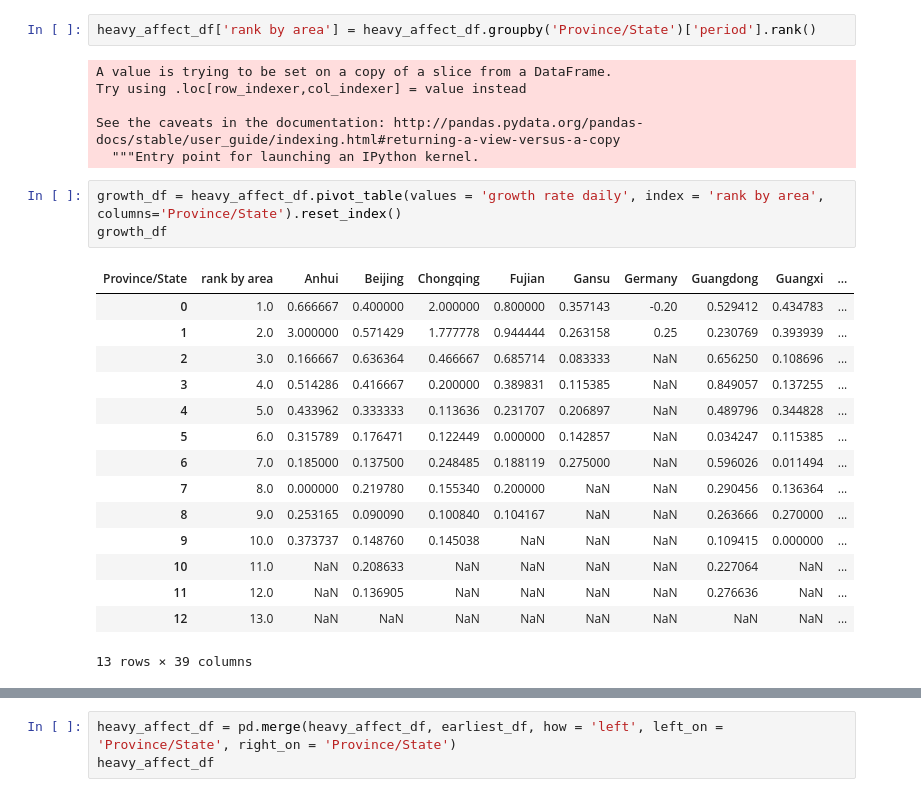
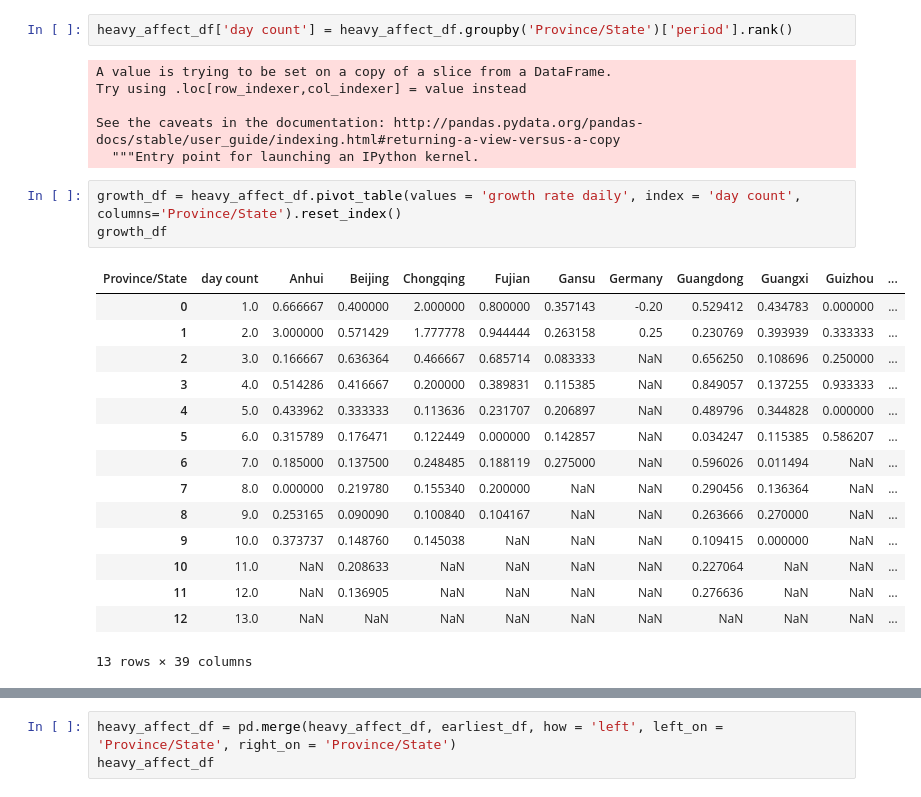
Before and after one commit to deeplaunch/Experiments, a Jupyter notebook: nCoV/Novel Coronavirus Spread.ipynb, the cells around one changed output, grey strips where cells are left out. Drawn from its saved outputs; the diff is of its cells as text.

```diff
--- a/nCoV/Novel Coronavirus Spread.ipynb
+++ b/nCoV/Novel Coronavirus Spread.ipynb
@@ -202,5 +168,5 @@ heavy_affect_df.describe()
 # %%
-heavy_affect_df['rank by area'] = heavy_affect_df.groupby('Province/State')['period'].rank()
+heavy_affect_df['day count'] = heavy_affect_df.groupby('Province/State')['period'].rank()
 # %% [output]
 A value is trying to be set on a copy of a slice from a DataFrame.
 Try using .loc[row_indexer,col_indexer] = value instead
@@ -208,21 +174,21 @@ Try using .loc[row_indexer,col_indexer] = value instead
 See the caveats in the documentation: http://pandas.pydata.org/pandas-docs/stable/user_guide/indexing.html#returning-a-view-versus-a-copy
   """Entry point for launching an IPython kernel.
 # %%
-growth_df = heavy_affect_df.pivot_table(values = 'growth rate daily', index = 'rank by area', columns='Province/State').reset_index()
+growth_df = heavy_affect_df.pivot_table(values = 'growth rate daily', index = 'day count', columns='Province/State').reset_index()
 growth_df
 # %% [output]
-| Province/State | rank by area | Anhui | Beijing | Chongqing | Fujian | Gansu | Germany | Guangdong | Guangxi | ... |
-| 0 | 1.0 | 0.666667 | 0.400000 | 2.000000 | 0.800000 | 0.357143 | -0.20 | 0.529412 | 0.434783 | ... |
-| 1 | 2.0 | 3.000000 | 0.571429 | 1.777778 | 0.944444 | 0.263158 | 0.25 | 0.230769 | 0.393939 | ... |
-| 2 | 3.0 | 0.166667 | 0.636364 | 0.466667 | 0.685714 | 0.083333 | NaN | 0.656250 | 0.108696 | ... |
-| 3 | 4.0 | 0.514286 | 0.416667 | 0.200000 | 0.389831 | 0.115385 | NaN | 0.849057 | 0.137255 | ... |
-| 4 | 5.0 | 0.433962 | 0.333333 | 0.113636 | 0.231707 | 0.206897 | NaN | 0.489796 | 0.344828 | ... |
-| 5 | 6.0 | 0.315789 | 0.176471 | 0.122449 | 0.000000 | 0.142857 | NaN | 0.034247 | 0.115385 | ... |
-| 6 | 7.0 | 0.185000 | 0.137500 | 0.248485 | 0.188119 | 0.275000 | NaN | 0.596026 | 0.011494 | ... |
-| 7 | 8.0 | 0.000000 | 0.219780 | 0.155340 | 0.200000 | NaN | NaN | 0.290456 | 0.136364 | ... |
-| 8 | 9.0 | 0.253165 | 0.090090 | 0.100840 | 0.104167 | NaN | NaN | 0.263666 | 0.270000 | ... |
-| 9 | 10.0 | 0.373737 | 0.148760 | 0.145038 | NaN | NaN | NaN | 0.109415 | 0.000000 | ... |
-| 10 | 11.0 | NaN | 0.208633 | NaN | NaN | NaN | NaN | 0.227064 | NaN | ... |
-| 11 | 12.0 | NaN | 0.136905 | NaN | NaN | NaN | NaN | 0.276636 | NaN | ... |
-| 12 | 13.0 | NaN | NaN | NaN | NaN | NaN | NaN | NaN | NaN | ... |
+| Province/State | day count | Anhui | Beijing | Chongqing | Fujian | Gansu | Germany | Guangdong | Guangxi | Guizhou | ... |
+| 0 | 1.0 | 0.666667 | 0.400000 | 2.000000 | 0.800000 | 0.357143 | -0.20 | 0.529412 | 0.434783 | 0.000000 | ... |
+| 1 | 2.0 | 3.000000 | 0.571429 | 1.777778 | 0.944444 | 0.263158 | 0.25 | 0.230769 | 0.393939 | 0.333333 | ... |
+| 2 | 3.0 | 0.166667 | 0.636364 | 0.466667 | 0.685714 | 0.083333 | NaN | 0.656250 | 0.108696 | 0.250000 | ... |
+| 3 | 4.0 | 0.514286 | 0.416667 | 0.200000 | 0.389831 | 0.115385 | NaN | 0.849057 | 0.137255 | 0.933333 | ... |
+| 4 | 5.0 | 0.433962 | 0.333333 | 0.113636 | 0.231707 | 0.206897 | NaN | 0.489796 | 0.344828 | 0.000000 | ... |
+| 5 | 6.0 | 0.315789 | 0.176471 | 0.122449 | 0.000000 | 0.142857 | NaN | 0.034247 | 0.115385 | 0.586207 | ... |
+| 6 | 7.0 | 0.185000 | 0.137500 | 0.248485 | 0.188119 | 0.275000 | NaN | 0.596026 | 0.011494 | NaN | ... |
+| 7 | 8.0 | 0.000000 | 0.219780 | 0.155340 | 0.200000 | NaN | NaN | 0.290456 | 0.136364 | NaN | ... |
+| 8 | 9.0 | 0.253165 | 0.090090 | 0.100840 | 0.104167 | NaN | NaN | 0.263666 | 0.270000 | NaN | ... |
+| 9 | 10.0 | 0.373737 | 0.148760 | 0.145038 | NaN | NaN | NaN | 0.109415 | 0.000000 | NaN | ... |
+| 10 | 11.0 | NaN | 0.208633 | NaN | NaN | NaN | NaN | 0.227064 | NaN | NaN | ... |
+| 11 | 12.0 | NaN | 0.136905 | NaN | NaN | NaN | NaN | 0.276636 | NaN | NaN | ... |
+| 12 | 13.0 | NaN | NaN | NaN | NaN | NaN | NaN | NaN | NaN | NaN | ... |
 13 rows × 39 columns
```
Also changed, not shown: parts of 32 cells of this notebook.
